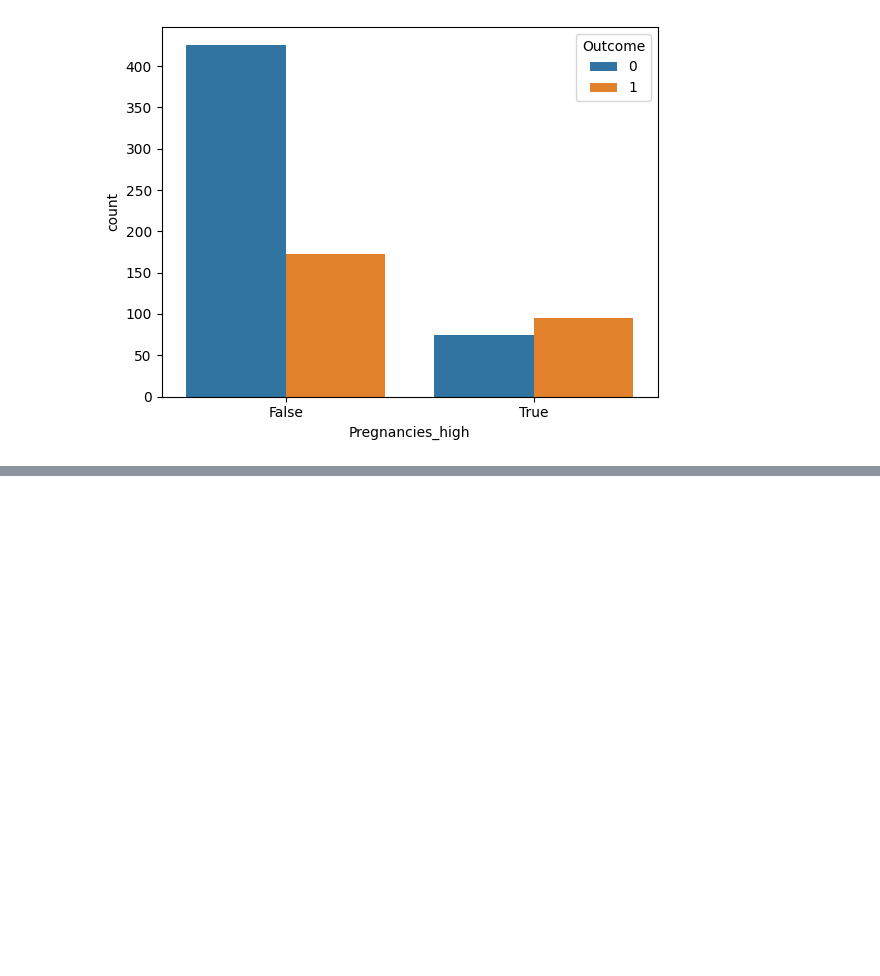
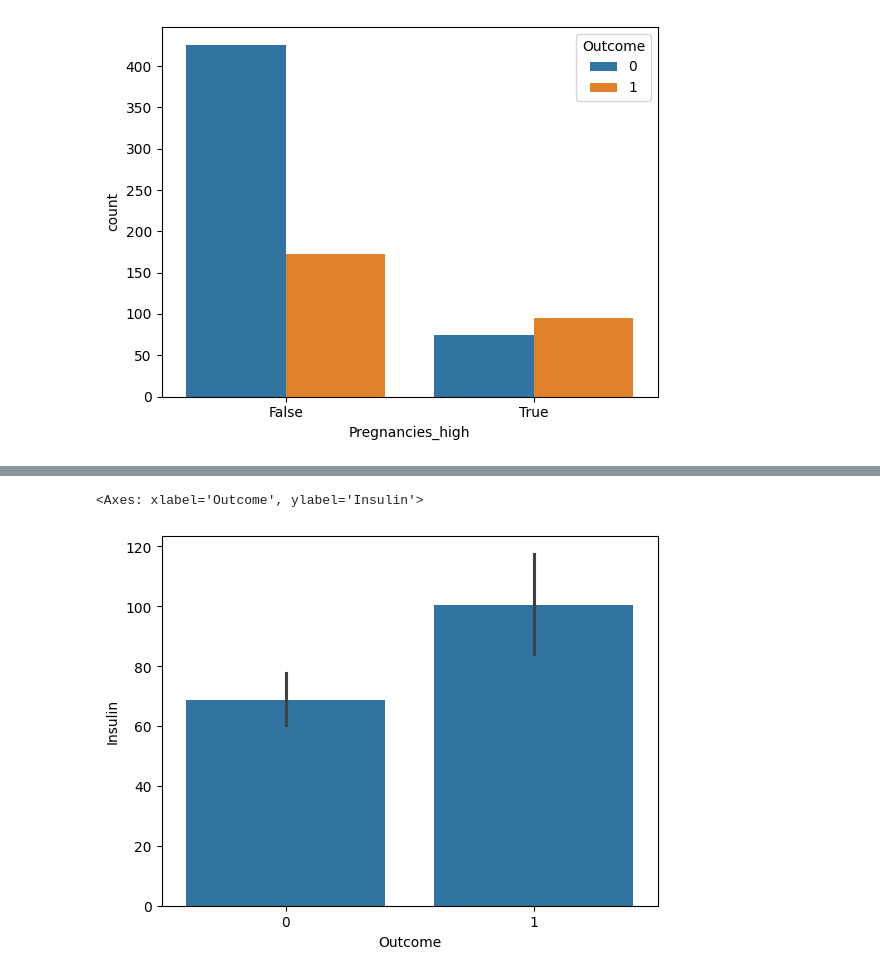
Before and after one commit to MinuSpurs/ML_study, a Jupyter notebook: Data_science_project_2024/EDA.ipynb, the cells around one changed output, grey strips where cells are left out. Cells and saved outputs as stored; diff of their text form; code cells hidden in the pictures; blank space fills up the shorter version.

```diff
--- a/Data_science_project_2024/EDA.ipynb
+++ b/Data_science_project_2024/EDA.ipynb
@@ -185,0 +189,5 @@ sns.countplot(data=df, x='Pregnancies_high', hue='Outcome')
+# %%
+sns.barplot(data=df, x='Outcome', y='Insulin')
+# %% [output]
+<Axes: xlabel='Outcome', ylabel='Insulin'>
+[figure, added]
```
Also changed, not shown: parts of 3 cells of this notebook, 1 other file.
